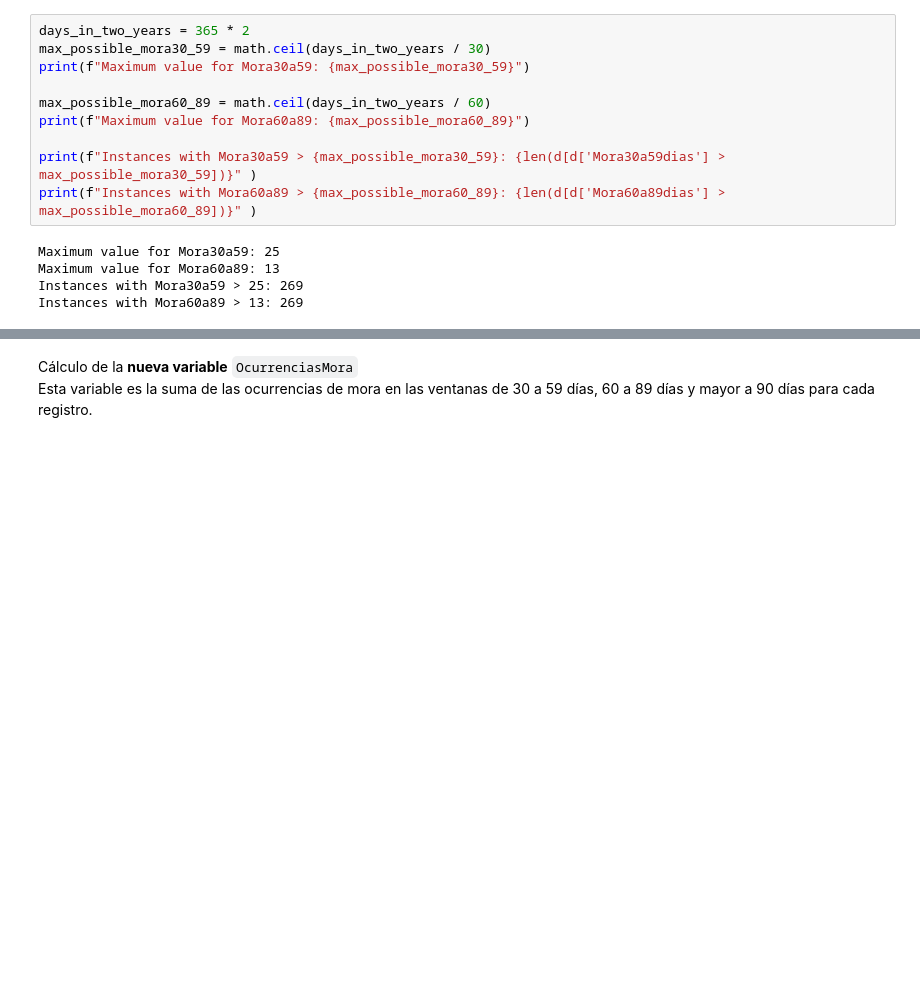
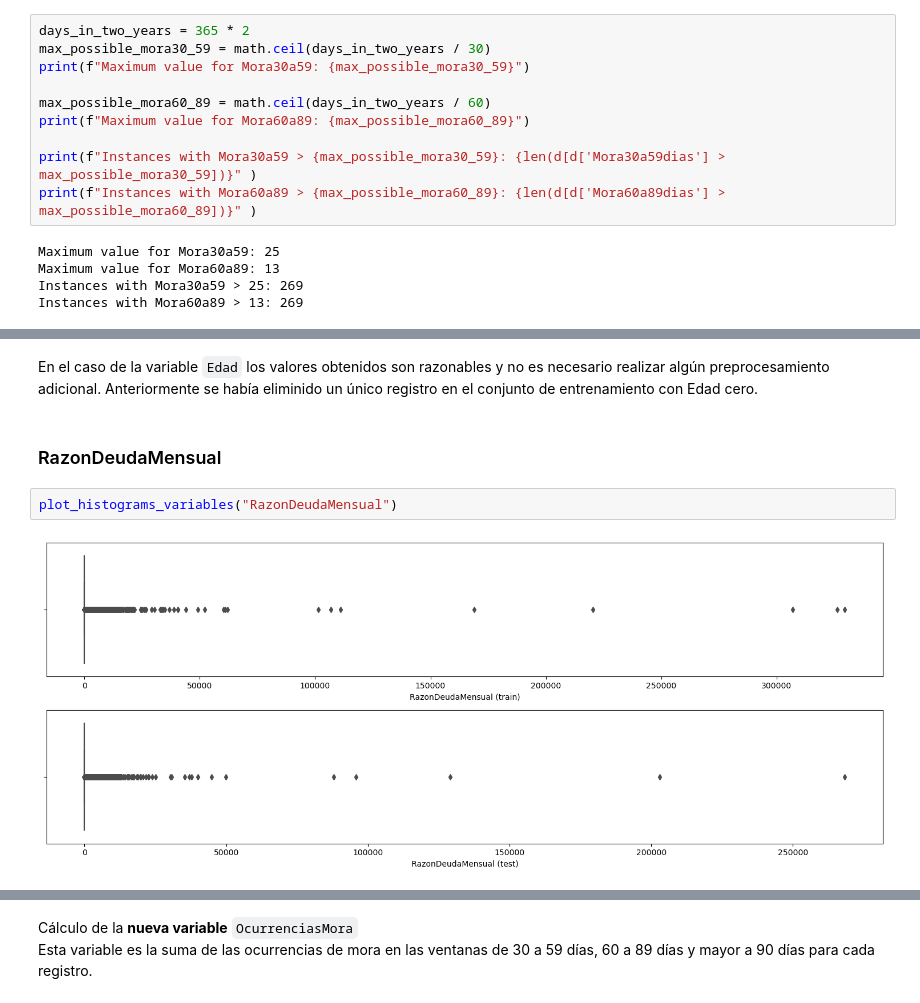
Before and after one commit to 00Fede/givemesomecredit, a Jupyter notebook: Preprocessing.ipynb, the cells around one changed output, grey strips where cells are left out. Cells and saved outputs as stored; diff of their text form; blank space fills up the shorter version.

```diff
--- a/Preprocessing.ipynb
+++ b/Preprocessing.ipynb
@@ -263,0 +362,8 @@ length of dataset after deleting 149731
+# %% [markdown]
+En el caso de la variable `Edad` los valores obtenidos son razonables y no es necesario realizar algún preprocesamiento adicional. Anteriormente se había eliminido un único registro en el conjunto de entrenamiento con Edad cero.
+# %% [markdown]
+### RazonDeudaMensual
+# %%
+plot_histograms_variables("RazonDeudaMensual")
+# %% [output]
+[figure, added]
```
Also changed, not shown: parts of 39 cells of this notebook, 1 other file.
